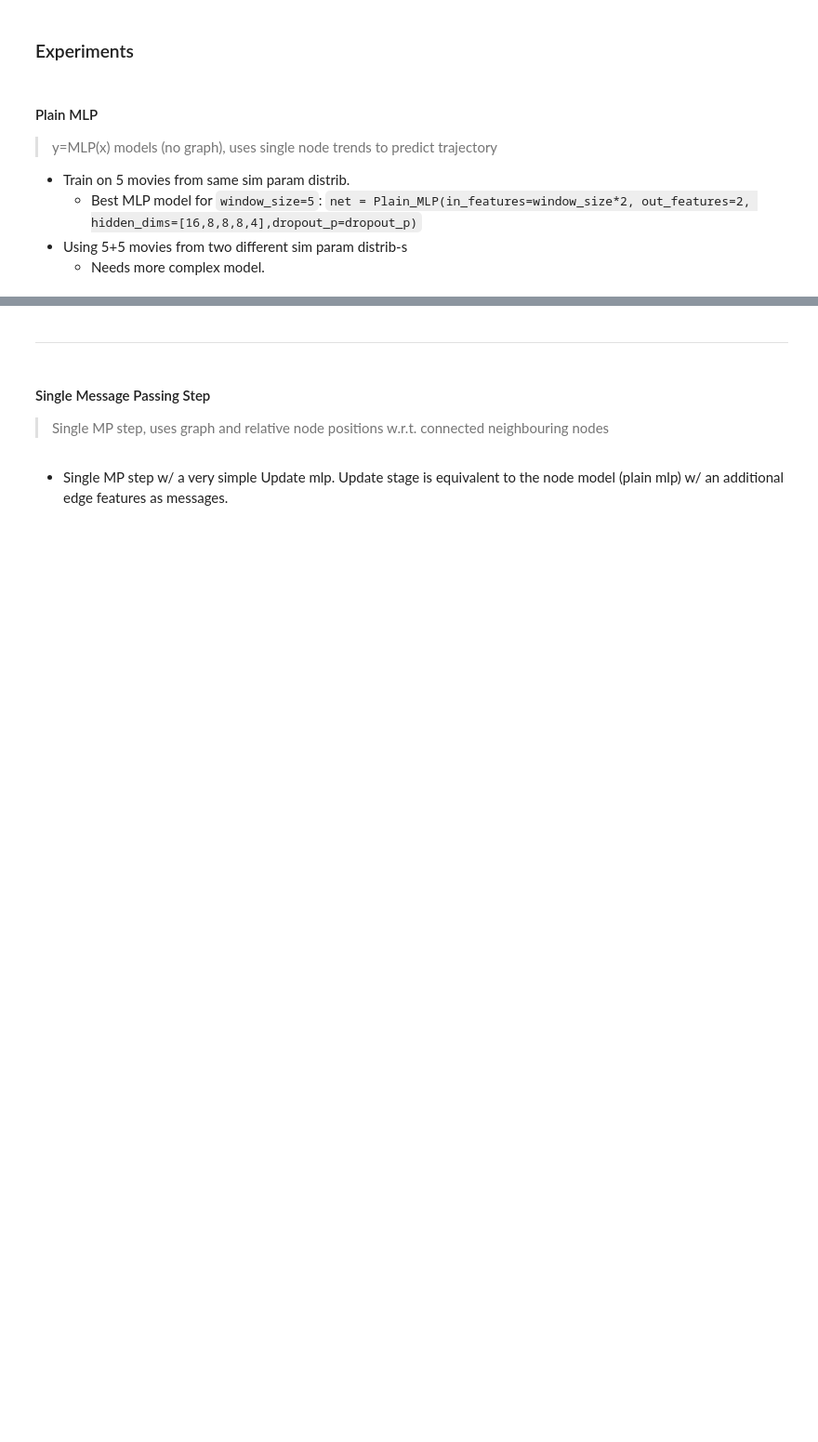
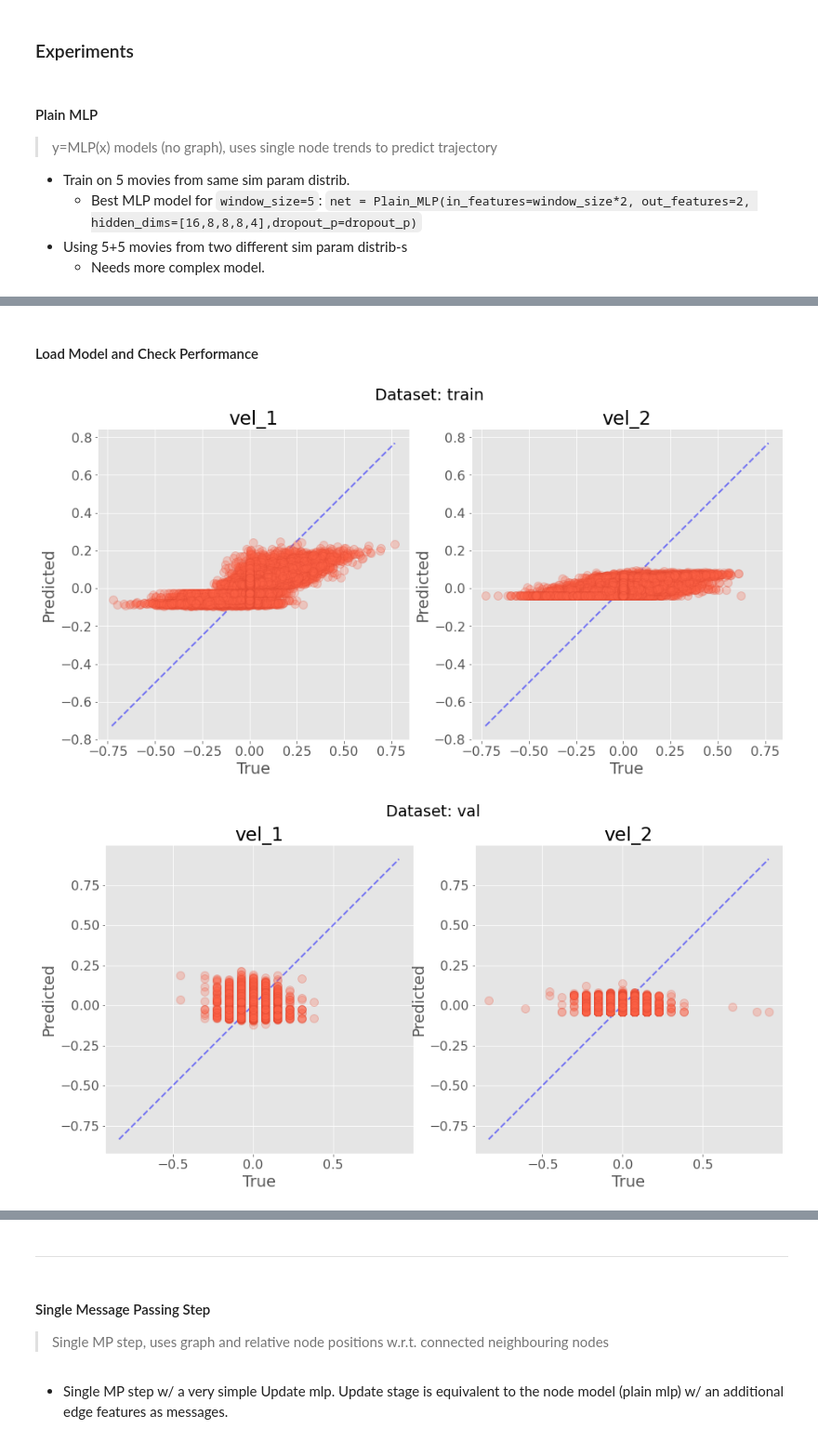
Before and after one commit to mshagirov/simgnn, a Jupyter notebook: nbs/2_nn_model.ipynb, the cells around one changed output, grey strips where cells are left out. Shown at 93% size. Drawn from its saved outputs; the diff is of its cells as text; code cells hidden in the pictures; blank space fills up the shorter version.

```diff
--- a/nbs/2_nn_model.ipynb
+++ b/nbs/2_nn_model.ipynb
@@ -229,0 +272,12 @@ plt.axis([0,train_log['total_epochs']-1,0.003,0.014]);
+# %% [markdown]
+#### Load Model and Check Performance
+# %%
+dropout_p = 0.42
+# net = Plain_MLP(in_features=window_size*2, out_features=2, hidden_dims=[32,16,16,16,8,8],dropout_p=dropout_p).to(device)
+# net_weights_dict = torch.load(path.join(save_dir, '31052021_064810_Plain_MLP_dp0.1bs32w5best_net.pkl'), map_location=device)
+
+net = Plain_MLP(in_features=window_size*2, out_features=2, hidden_dims=[64,32,16,16,16,16],dropout_p=dropout_p).to(device)
+net_weights_dict = torch.load(path.join(save_dir, '29052021_190220_Plain_MLP_dp0.5bs32w5_net.pkl'), map_location=device)
+
+net.load_state_dict(net_weights_dict)
+net.eval();
@@ -229,0 +286,30 @@ plt.axis([0,train_log['total_epochs']-1,0.003,0.014]);
+# %%
+from simgnn.train import predict, predict_batch
+
+loss_func = torch.nn.MSELoss(reduction='mean')
+# loss_func = torch.nn.L1Loss(reduction='mean')
+# bs = 32
+
+pred_out, tgt_out, sample_losses = predict_batch(net, loaders,
+                                                 loss_func=loss_func, use_force_loss = use_force_loss,
+                                                 return_losses = True, device=device)
+print(''.join([f'- {k} ={sample_losses[k]};\n' for k in sample_losses]))
+
+
+for data_name in pred_out[0]:
+    plt.figure(figsize=[15,7])
+    minY, maxY  = torch.cat(tgt_out[0][data_name],dim=0).min(), torch.cat(tgt_out[0][data_name],dim=0).max()
+    ax1=plt.subplot(1,2,1)
+    ax1.plot([minY,maxY], [minY,maxY],'--',color='b',lw=2,alpha=.5)
+    ax1.plot(torch.cat(tgt_out[0][data_name],dim=0)[:,0], torch.cat(pred_out[0][data_name],dim=0)[:,0],'o',ms=10,mfc='tomato',alpha=.25)
+    ax1.set_title('vel_1'); ax1.set_xlabel('True'); ax1.set_ylabel('Predicted')
+
+    ax2=plt.subplot(1,2,2,sharex=ax1,sharey=ax1)
+    ax2.plot([minY,maxY], [minY,maxY],'--',color='b',lw=2,alpha=.5)
+    ax2.plot(torch.cat(tgt_out[0][data_name],dim=0)[:,1], torch.cat(pred_out[0][data_name],dim=0)[:,1], 'o',ms=10,mfc='tomato',alpha=.25)
+    ax2.set_title('vel_2'); ax2.set_xlabel('True'); ax2.set_ylabel('Predicted')
+    plt.suptitle('Dataset: '+data_name)
+    plt.show()
+# %% [output]
+[figure, added]
+[figure, added]
```
Also changed, not shown: parts of 14 cells of this notebook.
